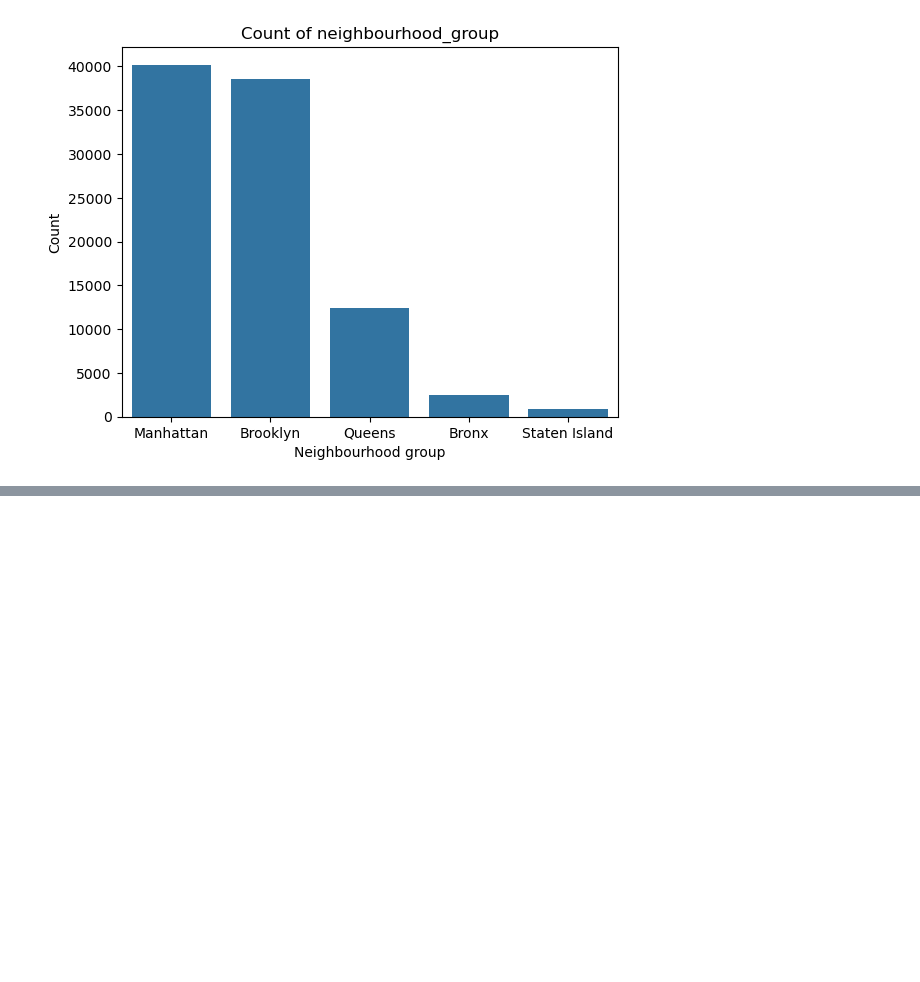
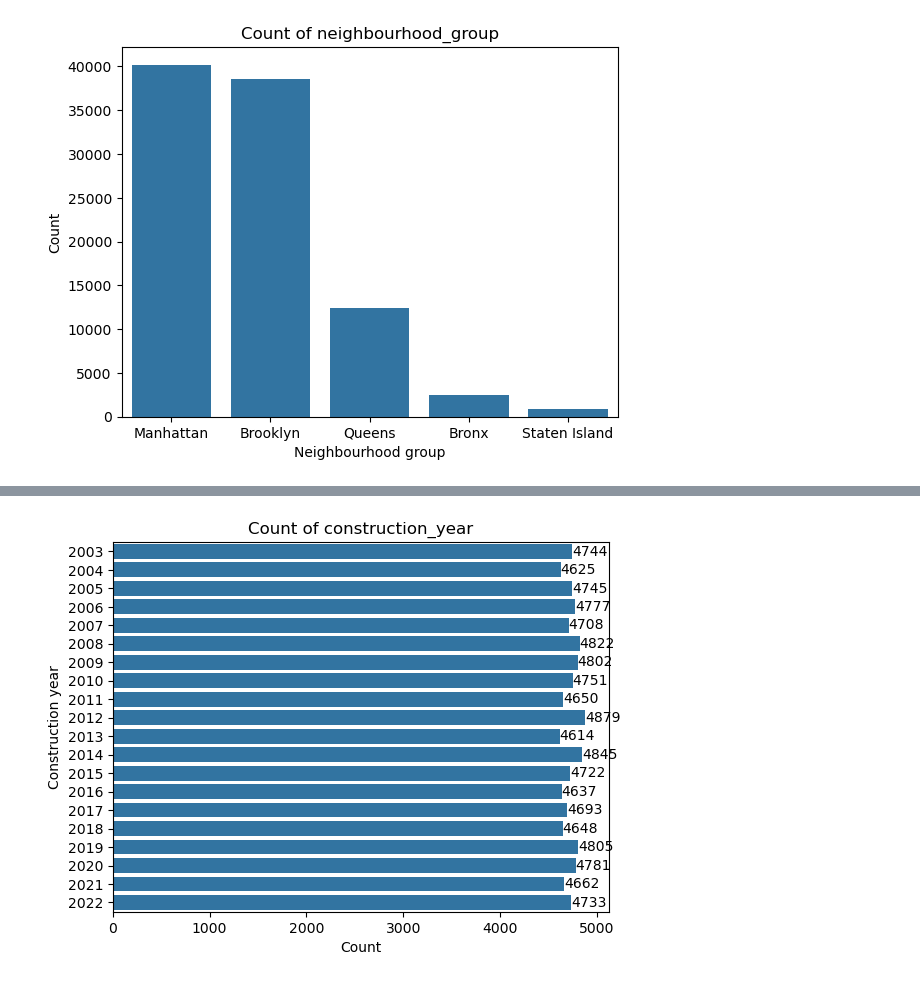
Before and after one commit to martharegina/airbnb_listings, a Jupyter notebook: airbnb_price_analysis.ipynb, the cells around one changed output, grey strips where cells are left out. Saved outputs shown, nothing was run; the diff lists cells and outputs as text; code cells hidden in the pictures; blank space fills up the shorter version.

```diff
--- a/airbnb_price_analysis.ipynb
+++ b/airbnb_price_analysis.ipynb
@@ -292,0 +302,11 @@ The bar plot shows that the majority of Airbnb properties are located in Manhatt
+# %%
+# Plot distribution of construction_year
+ax = sns.countplot(y='construction_year', data=data)
+plt.title('Count of construction_year')
+plt.xlabel('Count')
+plt.ylabel('Construction year')
+for label in ax.containers:
+    ax.bar_label(label)
+plt.show()
+# %% [output]
+[figure, added]
```
Also changed, not shown: parts of 19 cells of this notebook.
